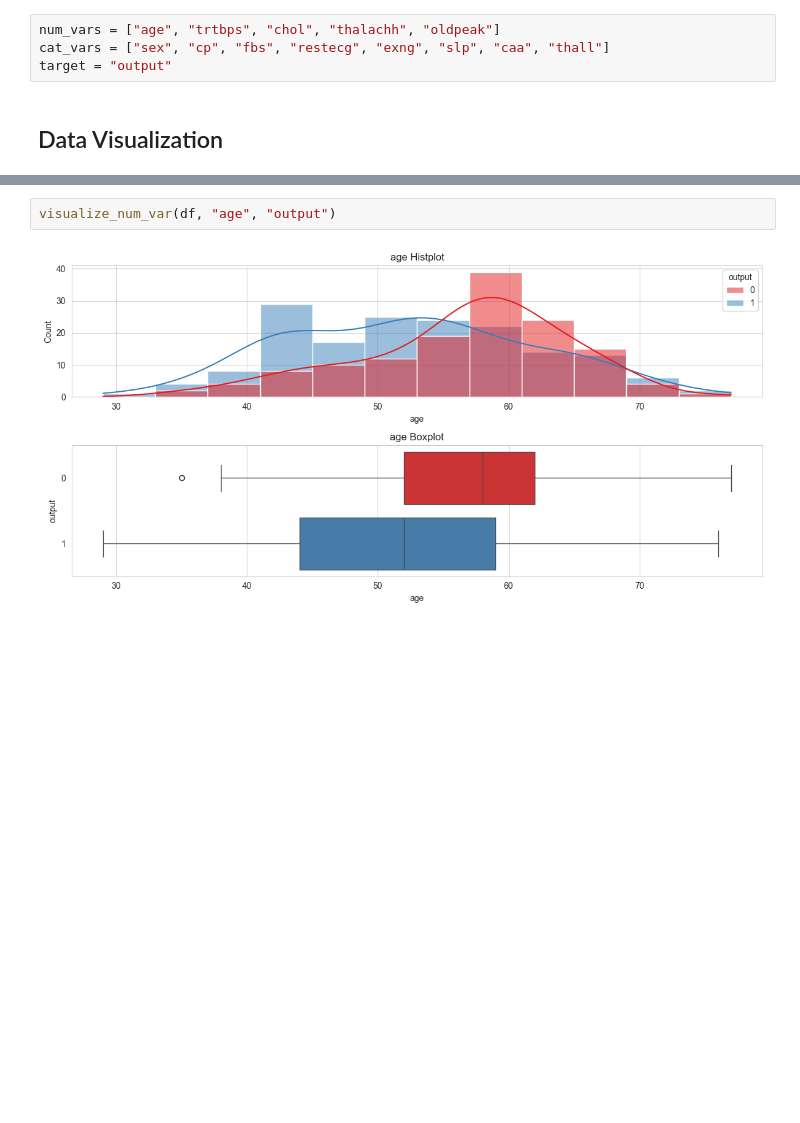
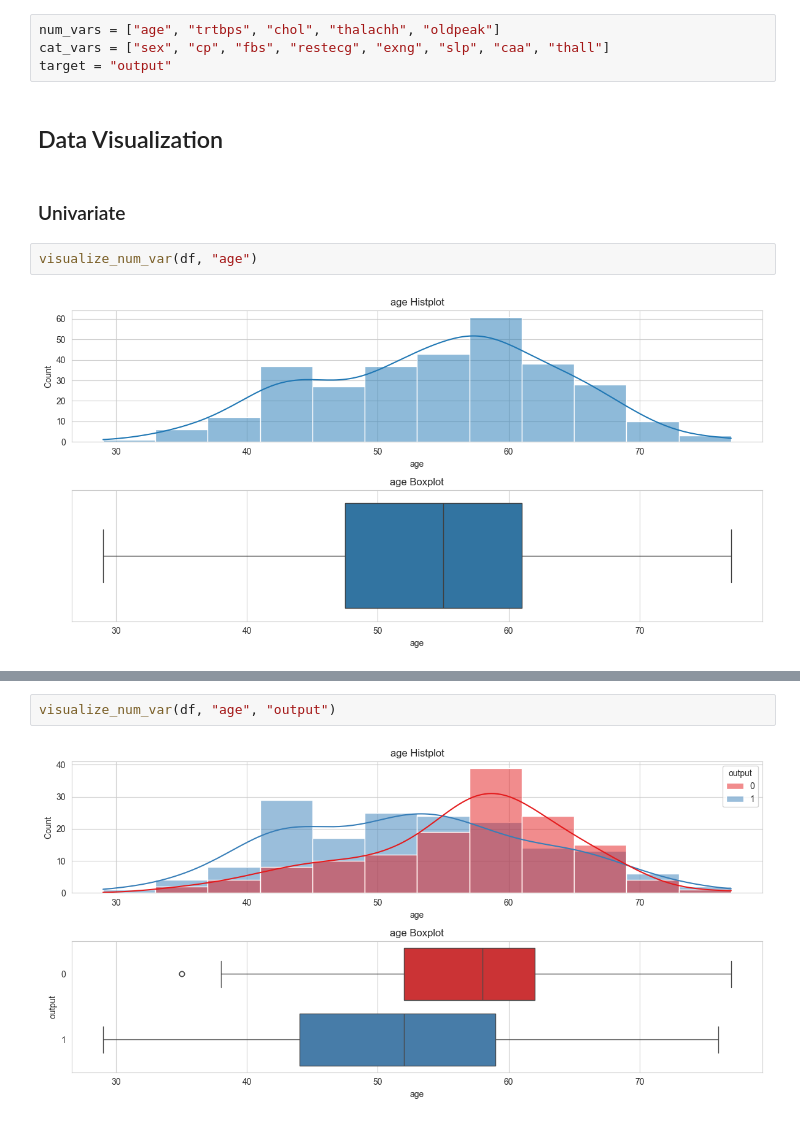
Before and after one commit to cankucukyilmaz/Data_Science, a Jupyter notebook: Supervised_Learning/Classification/Binary_Classification/Heart_Attack_Analysis_and_Prediction/EDA.ipynb, the cells around one changed output, grey strips where cells are left out. Saved outputs shown, nothing was run; the diff lists cells and outputs as text; blank space fills up the shorter version.

```diff
--- a/Supervised_Learning/Classification/Binary_Classification/Heart_Attack_Analysis_and_Prediction/EDA.ipynb
+++ b/Supervised_Learning/Classification/Binary_Classification/Heart_Attack_Analysis_and_Prediction/EDA.ipynb
@@ -219,3 +260,9 @@ cat_vars = ["sex", "cp", "fbs", "restecg", "exng", "slp", "caa", "thall"]
 target = "output"
 # %% [markdown]
 ## Data Visualization
+# %% [markdown]
+### Univariate
+# %%
+visualize_num_var(df, "age")
+# %% [output]
+[figure, added]
```
Also changed, not shown: parts of 9 cells of this notebook.
